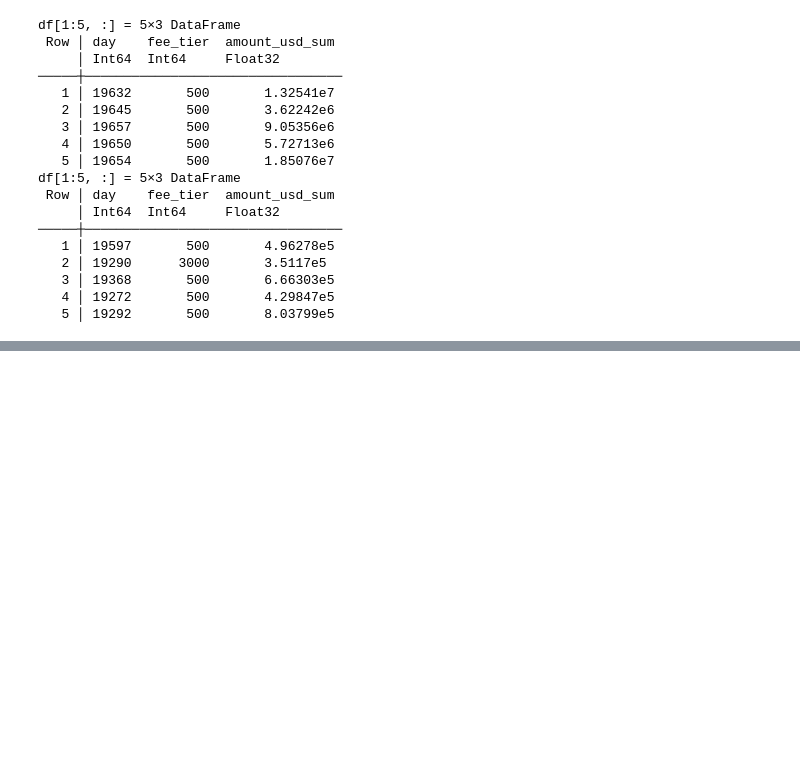
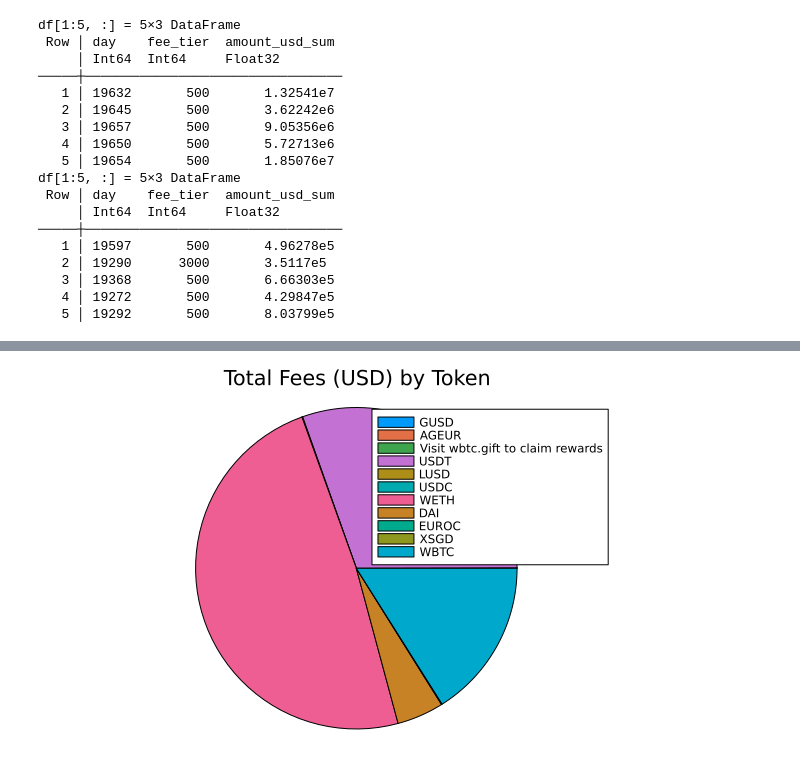
Before and after one commit to jinhongkuan/amm-research, a Jupyter notebook: src/notebook.ipynb, the cells around one changed output, grey strips where cells are left out. Cells and saved outputs as stored; diff of their text form; code cells hidden in the pictures; blank space fills up the shorter version.

```diff
--- a/src/notebook.ipynb
+++ b/src/notebook.ipynb
@@ -219,0 +355,11 @@ df[1:5, :] = 5×3 DataFrame
+# %%
+using Plots
+
+# Extract keys and values from the dictionary
+tokens = collect(keys(total_value_by_token))
+values = [total_value_by_token[token] for token in tokens]
+
+# Plot pie chart
+pie(tokens, values, title = "Total Fees (USD) by Token")
+# %% [output]
+[figure, added]
```
Also changed, not shown: parts of 3 cells of this notebook, 8 other files.
